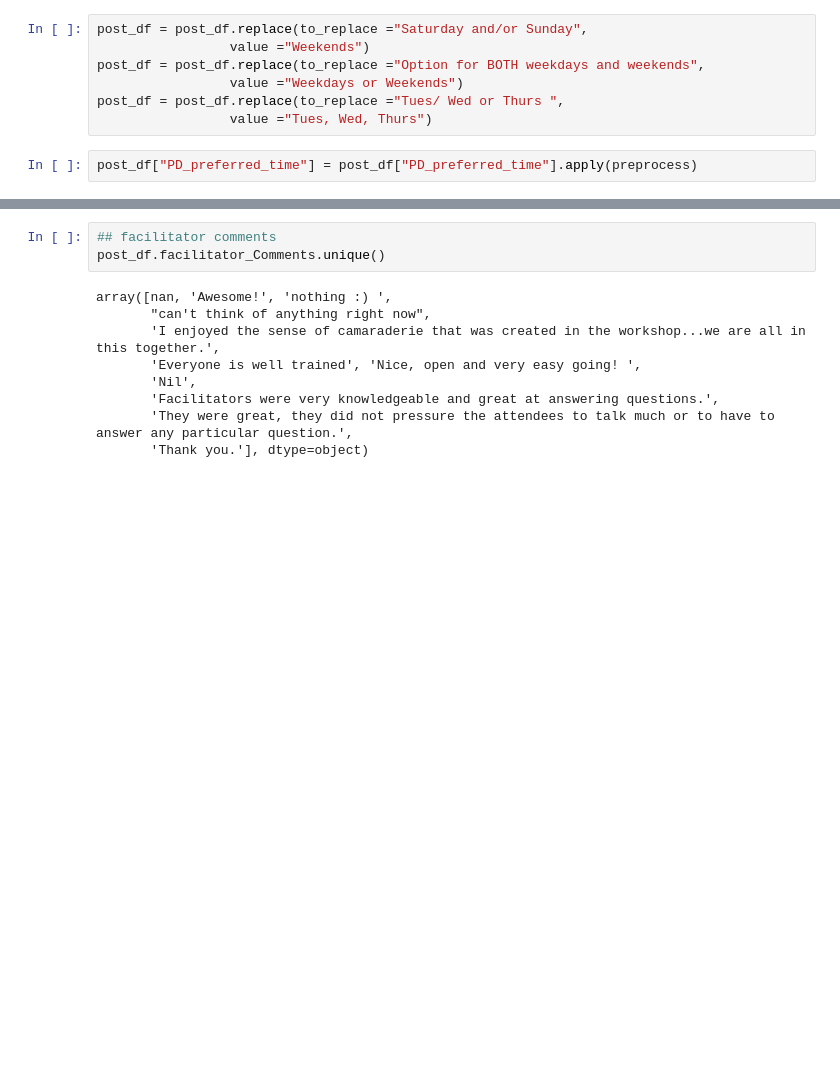
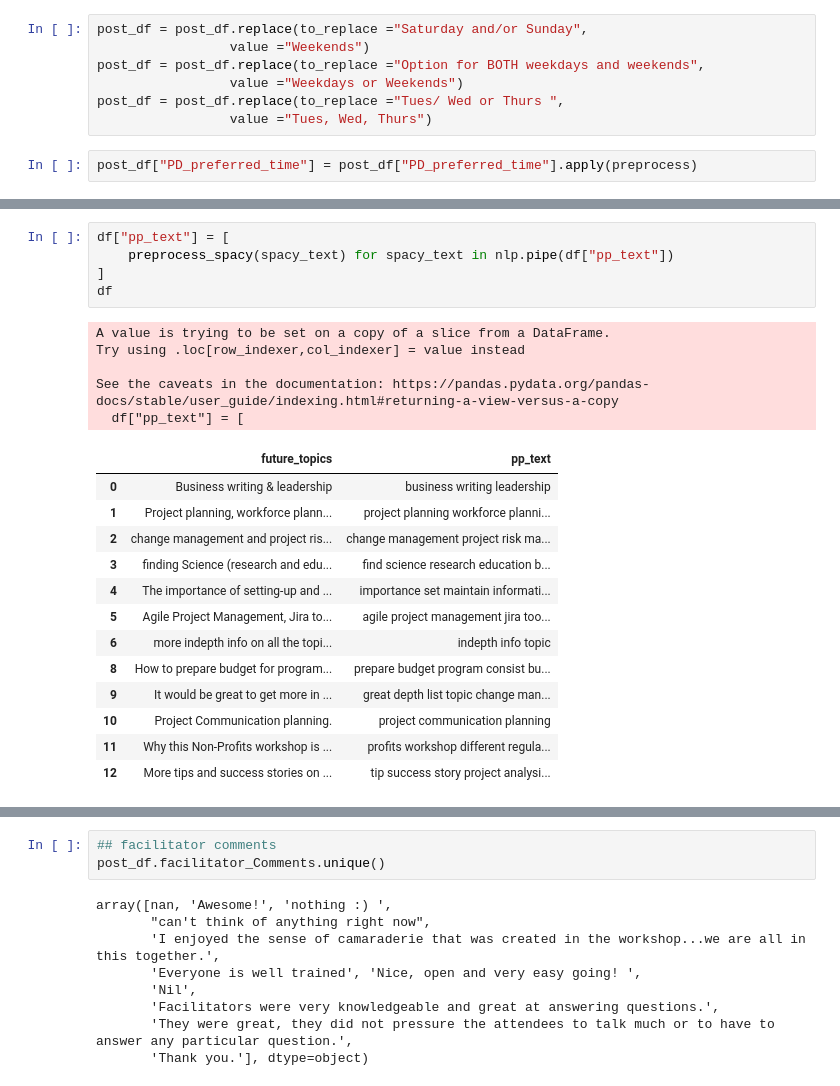
Before and after one commit to arlincherian/pmv, a Jupyter notebook: notebooks/post_survey_clean.ipynb, the cells around one changed output, grey strips where cells are left out. Drawn from its saved outputs; the diff is of its cells as text; blank space fills up the shorter version.

```diff
--- a/notebooks/post_survey_clean.ipynb
+++ b/notebooks/post_survey_clean.ipynb
@@ -829,0 +1088,24 @@ post_df.head()
+# %%
+df["pp_text"] = [
+    preprocess_spacy(spacy_text) for spacy_text in nlp.pipe(df["pp_text"])
+]
+df
+# %% [output]
+A value is trying to be set on a copy of a slice from a DataFrame.
+Try using .loc[row_indexer,col_indexer] = value instead
+
+See the caveats in the documentation: https://pandas.pydata.org/pandas-docs/stable/user_guide/indexing.html#returning-a-view-versus-a-copy
+  df["pp_text"] = [
+|  | future_topics | pp_text |
+| 0 | Business writing & leadership | business writing leadership |
+| 1 | Project planning, workforce plann... | project planning workforce planni... |
+| 2 | change management and project ris... | change management project risk ma... |
+| 3 | finding Science (research and edu... | find science research education b... |
+| 4 | The importance of setting-up and ... | importance set maintain informati... |
+| 5 | Agile Project Management, Jira to... | agile project management jira too... |
+| 6 | more indepth info on all the topi... | indepth info topic |
+| 8 | How to prepare budget for program... | prepare budget program consist bu... |
+| 9 | It would be great to get more in ... | great depth list topic change man... |
+| 10 | Project Communication planning. | project communication planning |
+| 11 | Why this Non-Profits workshop is ... | profits workshop different regula... |
+| 12 | More tips and success stories on ... | tip success story project analysi... |
```
Also changed, not shown: parts of 95 cells of this notebook, 35 other files.
